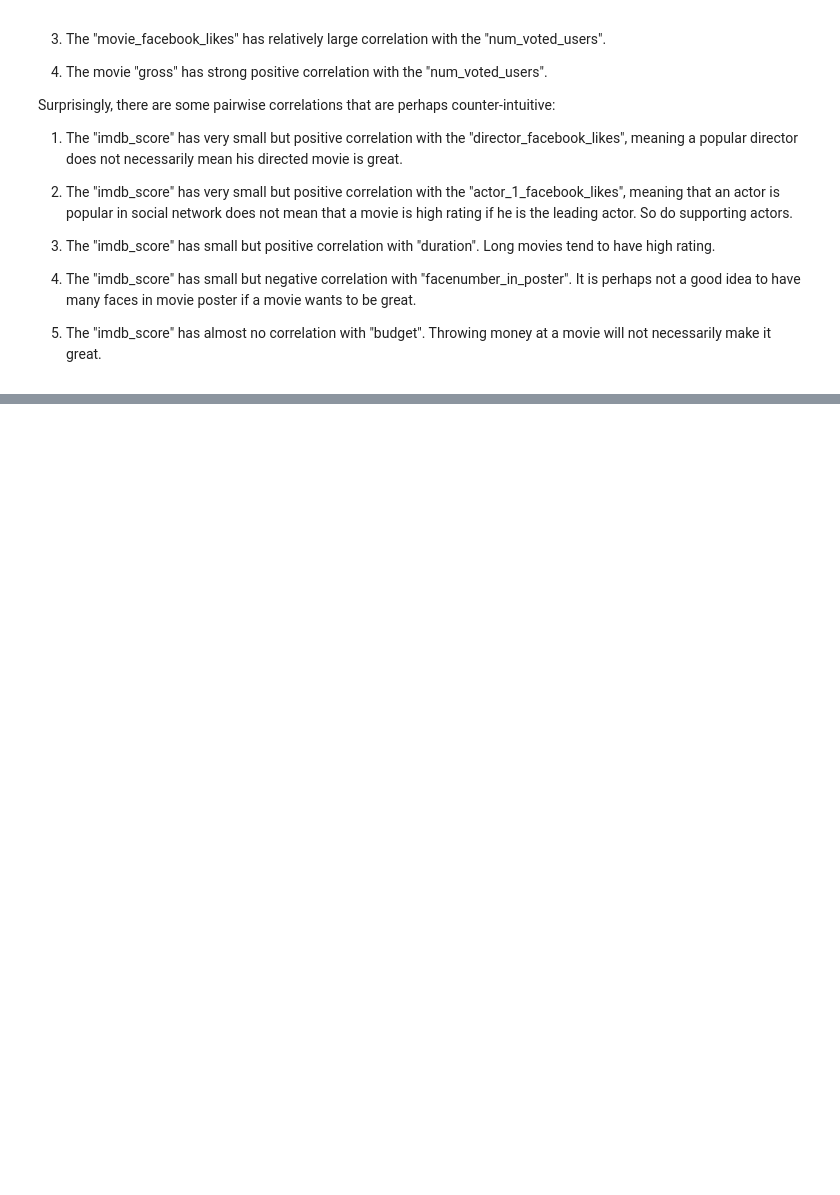
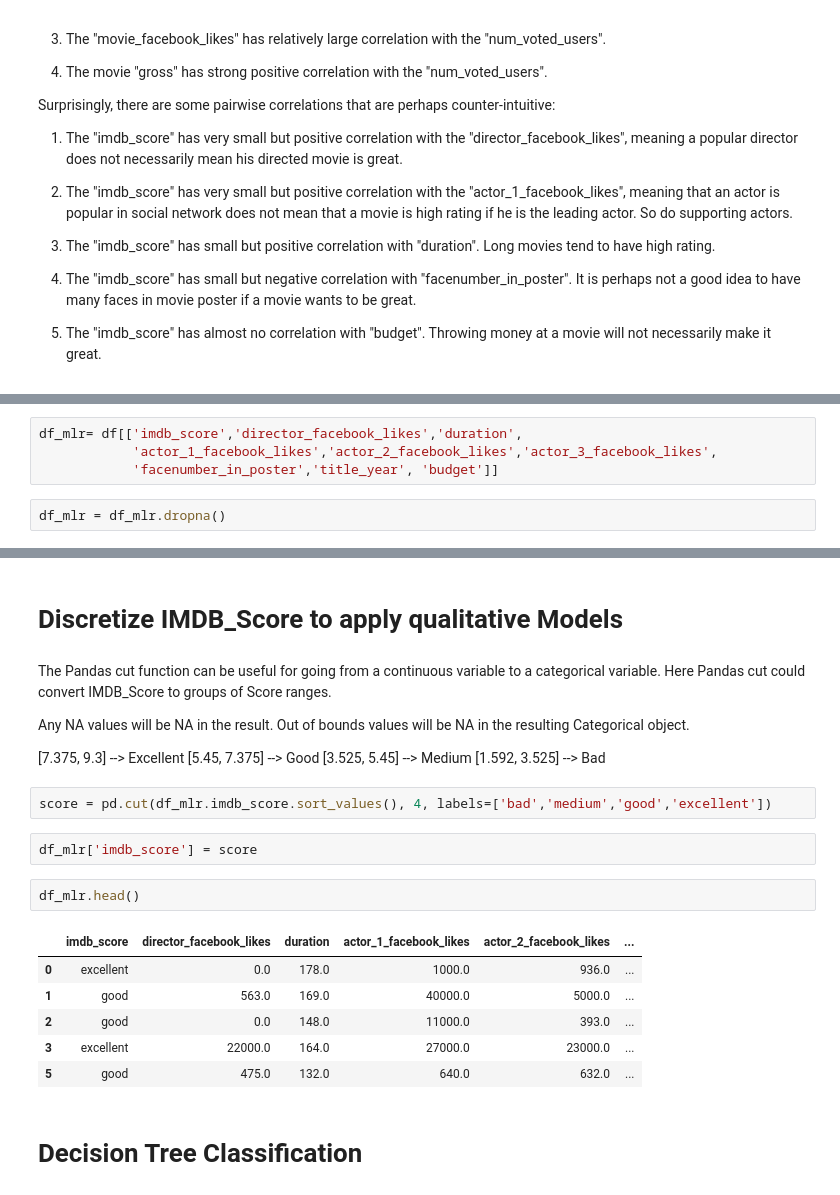
Before and after one commit to chatkausik/First-Capstone-Project, a Jupyter notebook: Capstone_1_movierecmnd_iter_1.ipynb, the cells around one changed output, grey strips where cells are left out. Cells and saved outputs as stored; diff of their text form; blank space fills up the shorter version.

```diff
--- a/Capstone_1_movierecmnd_iter_1.ipynb
+++ b/Capstone_1_movierecmnd_iter_1.ipynb
@@ -782,0 +806,6 @@ Surprisingly, there are some pairwise correlations that are perhaps counter-intu
+# %%
+df_mlr= df[['imdb_score','director_facebook_likes','duration',
+            'actor_1_facebook_likes','actor_2_facebook_likes','actor_3_facebook_likes',
+            'facenumber_in_poster','title_year', 'budget']]
+# %%
+df_mlr = df_mlr.dropna()
@@ -782,0 +960,26 @@ Surprisingly, there are some pairwise correlations that are perhaps counter-intu
+# %% [markdown]
+# Discretize IMDB_Score to apply qualitative Models
+# %% [markdown]
+The Pandas cut function can be useful for going from a continuous variable to a categorical variable. Here Pandas cut could convert IMDB_Score to groups of Score ranges.
+
+Any NA values will be NA in the result. Out of bounds values will be NA in the resulting Categorical object.
+
+[7.375, 9.3]   --> Excellent
+[5.45, 7.375]  --> Good
+[3.525, 5.45]  --> Medium
+[1.592, 3.525] --> Bad
+# %%
+score = pd.cut(df_mlr.imdb_score.sort_values(), 4, labels=['bad','medium','good','excellent'])
+# %%
+df_mlr['imdb_score'] = score
+# %%
+df_mlr.head()
+# %% [output]
+|  | imdb_score | director_facebook_likes | duration | actor_1_facebook_likes | actor_2_facebook_likes | ... |
+| 0 | excellent | 0.0 | 178.0 | 1000.0 | 936.0 | ... |
+| 1 | good | 563.0 | 169.0 | 40000.0 | 5000.0 | ... |
+| 2 | good | 0.0 | 148.0 | 11000.0 | 393.0 | ... |
+| 3 | excellent | 22000.0 | 164.0 | 27000.0 | 23000.0 | ... |
+| 5 | good | 475.0 | 132.0 | 640.0 | 632.0 | ... |
+# %% [markdown]
+# Decision Tree Classification
```
Also changed, not shown: parts of 45 cells of this notebook, 1 other file.
